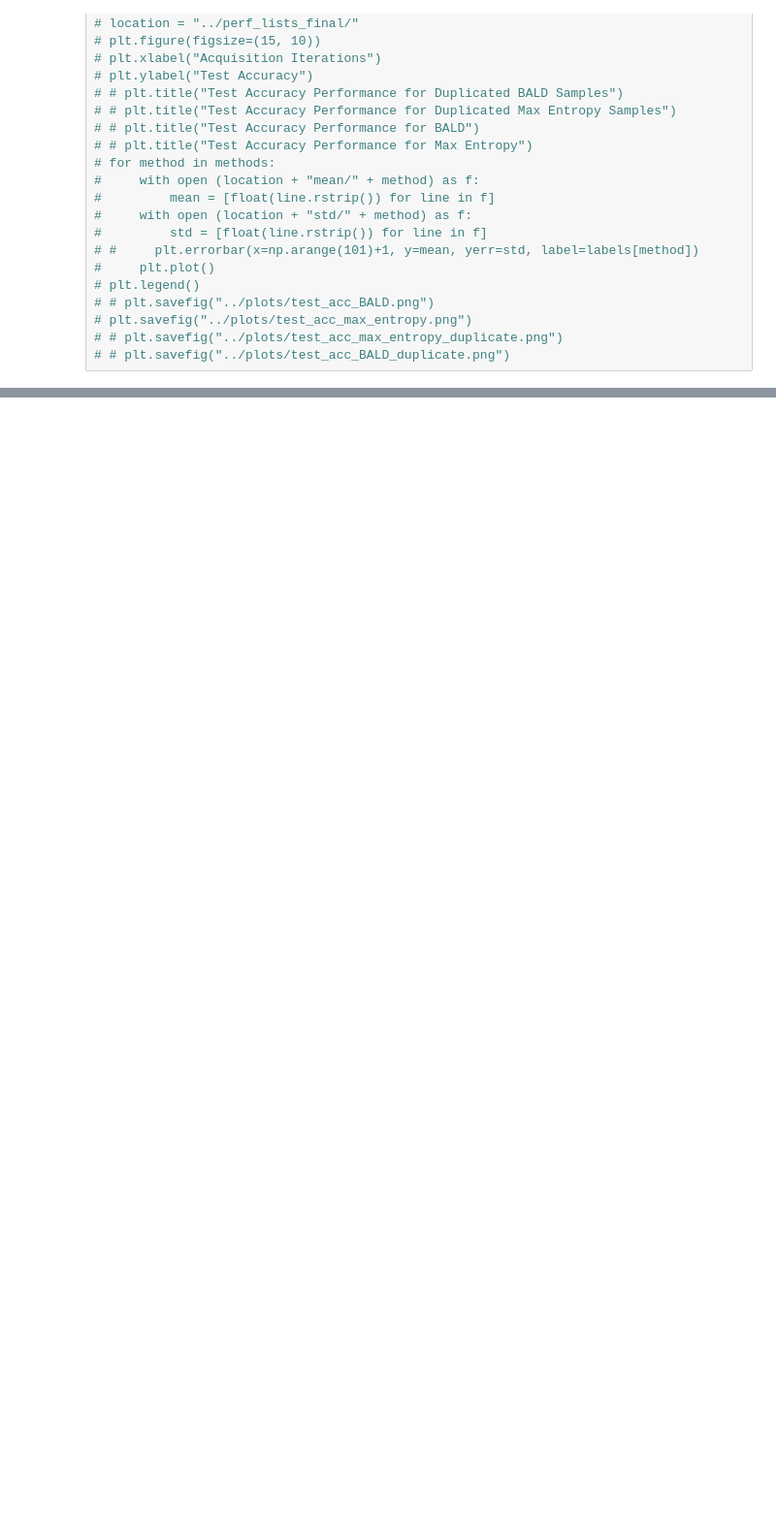
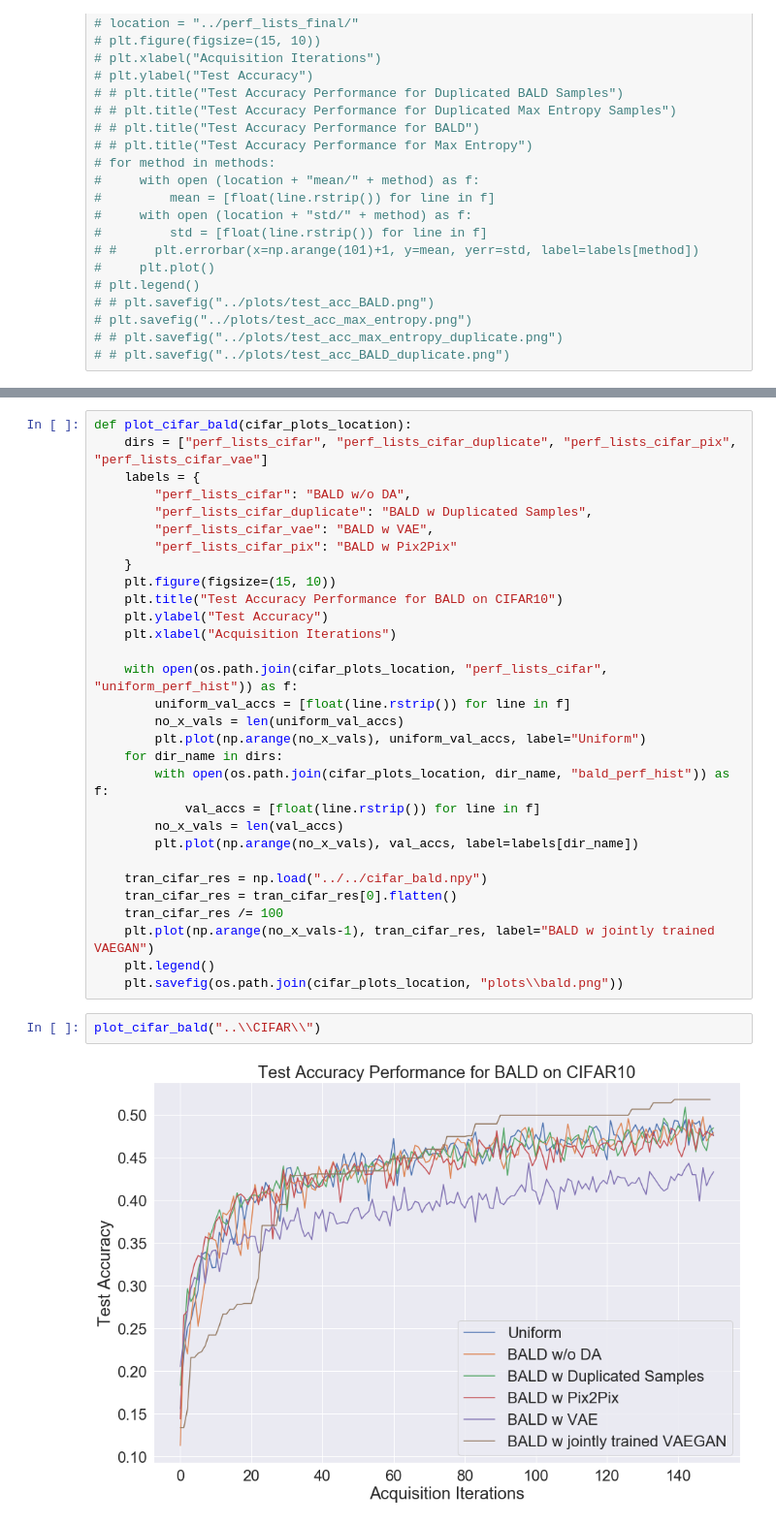
Before and after one commit to vaibhavjindal/10708project, a Jupyter notebook: after_midway/plotting_results_code/plotting_cifar.ipynb, the cells around one changed output, grey strips where cells are left out. Shown at 97% size. Drawn from its saved outputs; the diff is of its cells as text; blank space fills up the shorter version.

```diff
--- a/after_midway/plotting_results_code/plotting_cifar.ipynb
+++ b/after_midway/plotting_results_code/plotting_cifar.ipynb
@@ -78,0 +79,34 @@ FileNotFoundError: [Errno 2] No such file or directory: '..\\CIFAR\\perf_lists_c
+# %%
+def plot_cifar_bald(cifar_plots_location):
+    dirs = ["perf_lists_cifar", "perf_lists_cifar_duplicate", "perf_lists_cifar_pix", "perf_lists_cifar_vae"]
+    labels = {
+        "perf_lists_cifar": "BALD w/o DA",
+        "perf_lists_cifar_duplicate": "BALD w Duplicated Samples",
+        "perf_lists_cifar_vae": "BALD w VAE",
+        "perf_lists_cifar_pix": "BALD w Pix2Pix"
+    }
+    plt.figure(figsize=(15, 10))
+    plt.title("Test Accuracy Performance for BALD on CIFAR10")
+    plt.ylabel("Test Accuracy")
+    plt.xlabel("Acquisition Iterations")
+
+    with open(os.path.join(cifar_plots_location, "perf_lists_cifar", "uniform_perf_hist")) as f:
+        uniform_val_accs = [float(line.rstrip()) for line in f]
+        no_x_vals = len(uniform_val_accs)
+        plt.plot(np.arange(no_x_vals), uniform_val_accs, label="Uniform")
+    for dir_name in dirs:
+        with open(os.path.join(cifar_plots_location, dir_name, "bald_perf_hist")) as f:
+            val_accs = [float(line.rstrip()) for line in f]
+        no_x_vals = len(val_accs)
+        plt.plot(np.arange(no_x_vals), val_accs, label=labels[dir_name])
+
+    tran_cifar_res = np.load("../../cifar_bald.npy")
+    tran_cifar_res = tran_cifar_res[0].flatten()
+    tran_cifar_res /= 100
+    plt.plot(np.arange(no_x_vals-1), tran_cifar_res, label="BALD w jointly trained VAEGAN")
+    plt.legend()
+    plt.savefig(os.path.join(cifar_plots_location, "plots\\bald.png"))
+# %%
+plot_cifar_bald("..\\CIFAR\\")
+# %% [output]
+[figure, added]
```
Also changed, not shown: parts of 4 cells of this notebook, 18 other files.
